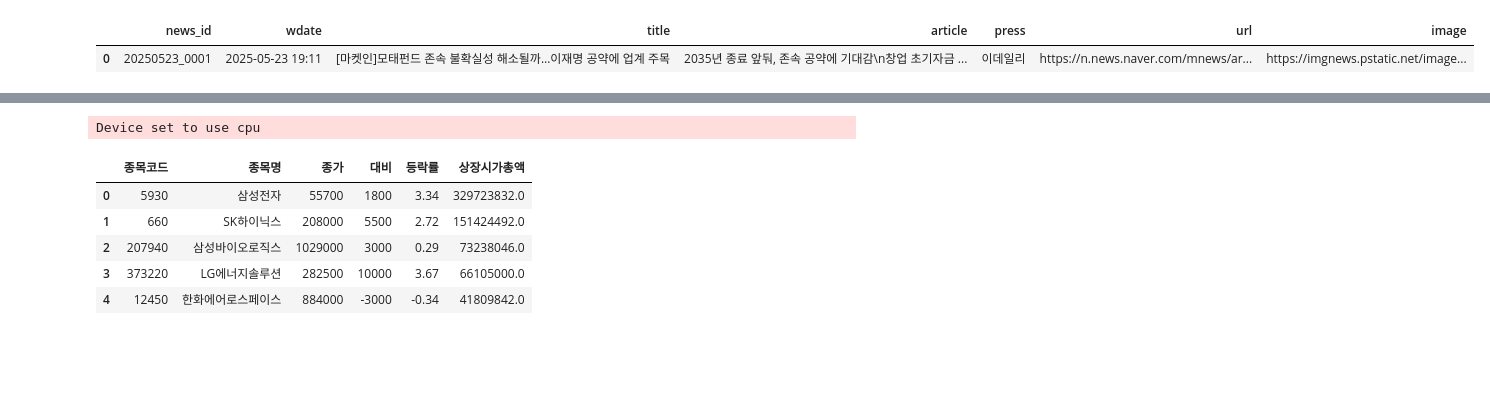
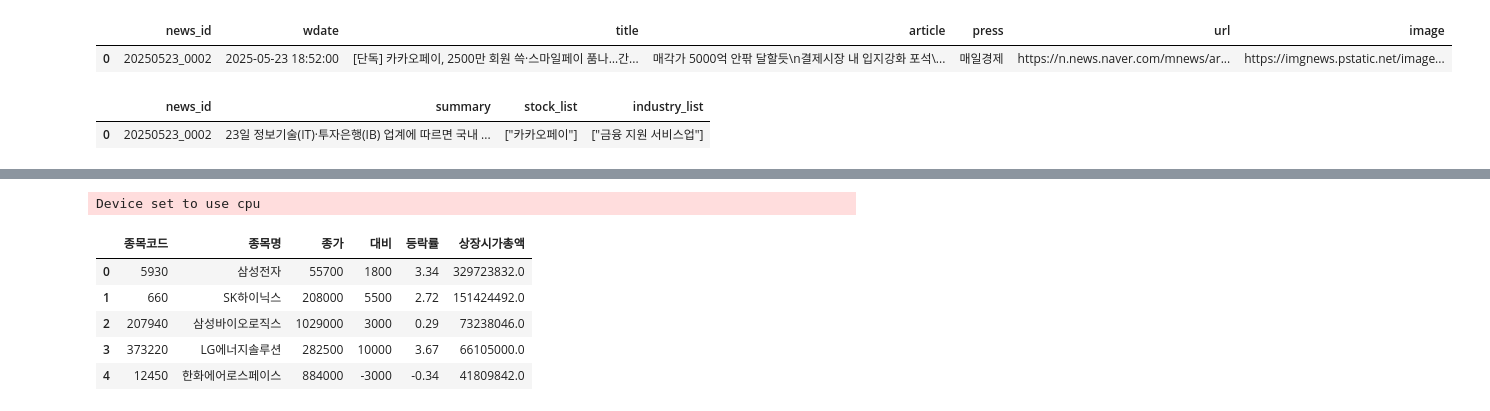
Before and after one commit to choikwangil95/HKToss-MLOps-Project-Final, a Jupyter notebook: eda/kwangil/news_impact.ipynb, the cells around one changed output, grey strips where cells are left out. Cells and saved outputs as stored; diff of their text form; code cells hidden in the pictures; blank space fills up the shorter version.

```diff
--- a/eda/kwangil/news_impact.ipynb
+++ b/eda/kwangil/news_impact.ipynb
@@ -11,9 +11,15 @@ import matplotlib.pyplot as plt
 # 전체 컬럼 내용 출력 제한 해제
 pd.set_option("display.max_colwidth", None)
 # %%
-df = pd.read_csv('../../db/news_2023_2025.csv', encoding='utf-8')
+df = pd.read_csv('../../db/news_2023_2025_raw.csv')
 df.head(1)
 # %% [output]
 |  | news_id | wdate | title | article | press | url | image |
-| 0 | 20250523_0001 | 2025-05-23 19:11 | [마켓인]모태펀드 존속 불확실성 해소될까…이재명 공약에 업계 주목 | 2035년 종료 앞둬, 존속 공약에 기대감\n창업 초기자금 ... | 이데일리 | https://n.news.naver.com/mnews/ar... | https://imgnews.pstatic.net/image... |
+| 0 | 20250523_0002 | 2025-05-23 18:52:00 | [단독] 카카오페이, 2500만 회원 쓱·스마일페이 품나…간... | 매각가 5000억 안팎 달할듯\n결제시장 내 입지강화 포석\... | 매일경제 | https://n.news.naver.com/mnews/ar... | https://imgnews.pstatic.net/image... |
+# %%
+df_meta = pd.read_csv("../../db/news_2023_2025_metadata.csv")
+df_meta.head(1)
+# %% [output]
+|  | news_id | summary | stock_list | industry_list |
+| 0 | 20250523_0002 | 23일 정보기술(IT)·투자은행(IB) 업계에 따르면 국내 ... | ["카카오페이"] | ["금융 지원 서비스업"] |
 # %%
```
Also changed, not shown: parts of 22 cells of this notebook, 11 other files.
